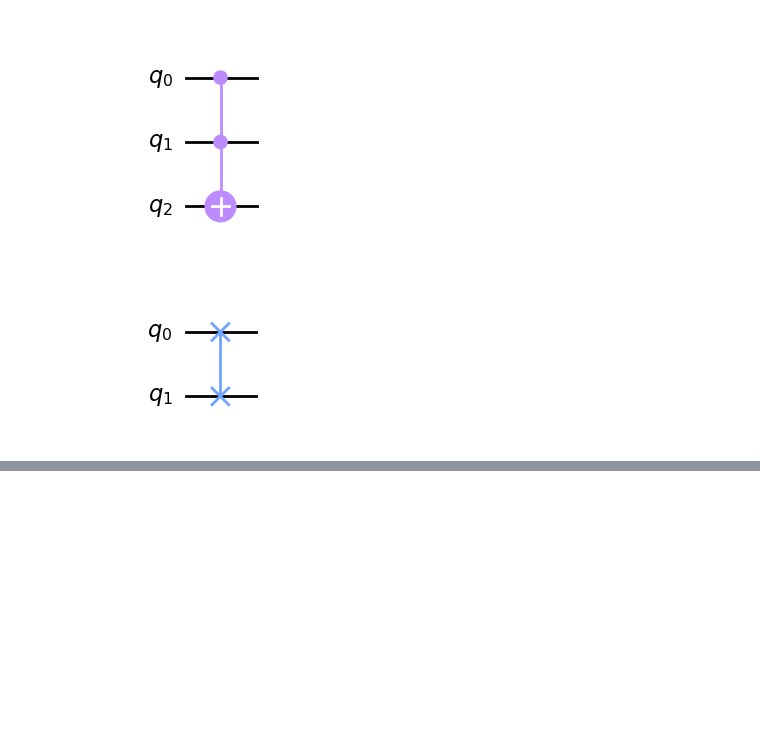
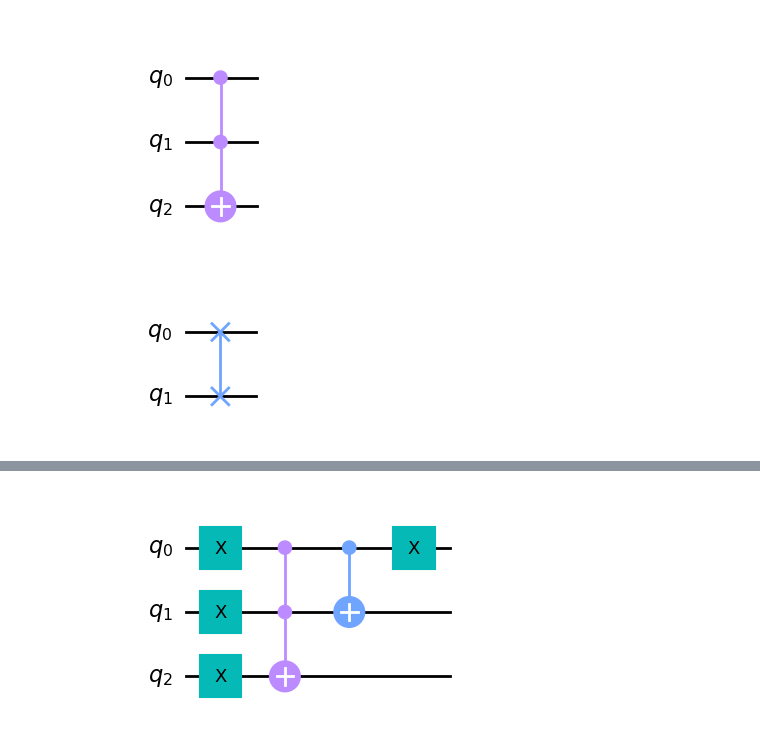
Before and after one commit to radiabekhtaoui/stage, a Jupyter notebook: figures.ipynb, the cells around one changed output, grey strips where cells are left out. Cells and saved outputs as stored; diff of their text form; code cells hidden in the pictures; blank space fills up the shorter version.

```diff
--- a/figures.ipynb
+++ b/figures.ipynb
@@ -185,0 +191,18 @@ TypeError: plot_histogram() got an unexpected keyword argument 'scale'
+# %%
+#Figure 17
+# Initialisation du circuit quantique avec 4 qubits
+qc = QuantumCircuit(3)
+
+# Initialisation des trois premiers qubits à l'état |0>
+qc.x(0)
+qc.x(1)
+qc.x(2)
+
+# Réalisation du complément à deux
+qc.ccx(0, 1, 2)
+qc.cx(0, 1)
+qc.x(0)
+
+circuit_drawer(qc, output='mpl',filename="neg.png")
+# %% [output]
+[figure, added]
```
Also changed, not shown: parts of 8 cells of this notebook, 7 other files.
